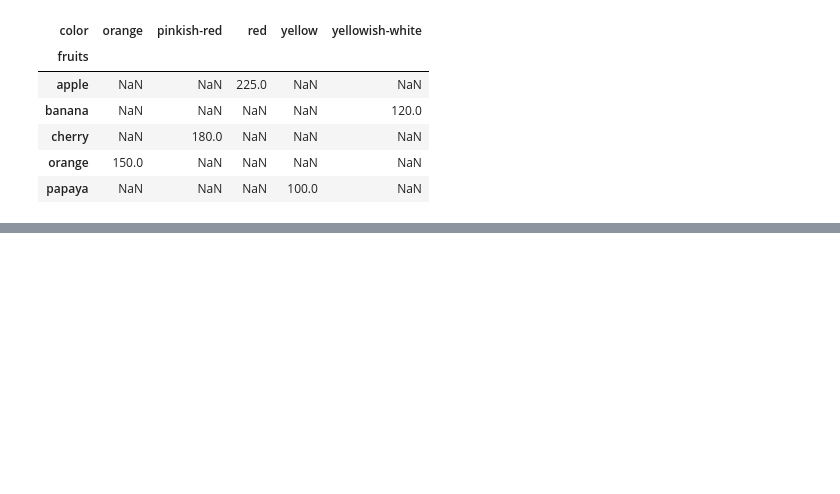
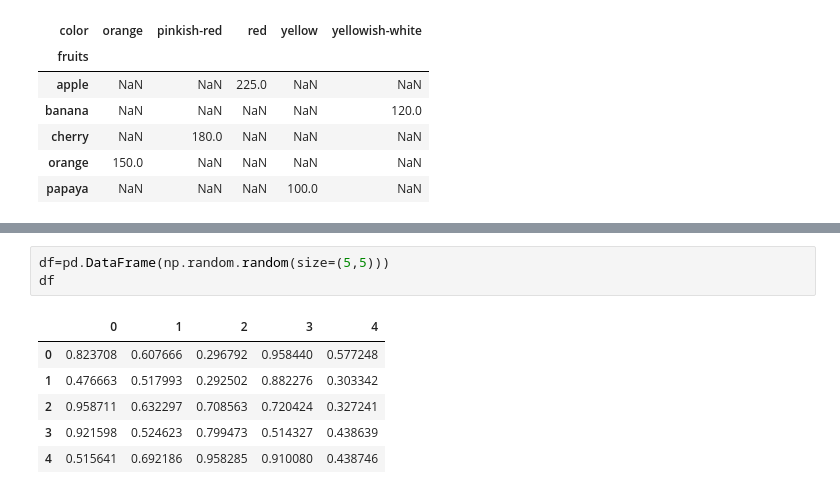
Before and after one commit to 24f3003058/100-pandas-puzzles, a Jupyter notebook: Challenge100.ipynb, the cells around one changed output, grey strips where cells are left out. Saved outputs shown, nothing was run; the diff lists cells and outputs as text; blank space fills up the shorter version.

```diff
--- a/Challenge100.ipynb
+++ b/Challenge100.ipynb
@@ -236,0 +282,10 @@ df.pivot_table(index='fruits',columns='color',values="price", aggfunc='mean')
+# %%
+df=pd.DataFrame(np.random.random(size=(5,5)))
+df
+# %% [output]
+|  | 0 | 1 | 2 | 3 | 4 |
+| 0 | 0.823708 | 0.607666 | 0.296792 | 0.958440 | 0.577248 |
+| 1 | 0.476663 | 0.517993 | 0.292502 | 0.882276 | 0.303342 |
+| 2 | 0.958711 | 0.632297 | 0.708563 | 0.720424 | 0.327241 |
+| 3 | 0.921598 | 0.524623 | 0.799473 | 0.514327 | 0.438639 |
+| 4 | 0.515641 | 0.692186 | 0.958285 | 0.910080 | 0.438746 |
```
Also changed, not shown: parts of 8 cells of this notebook.
